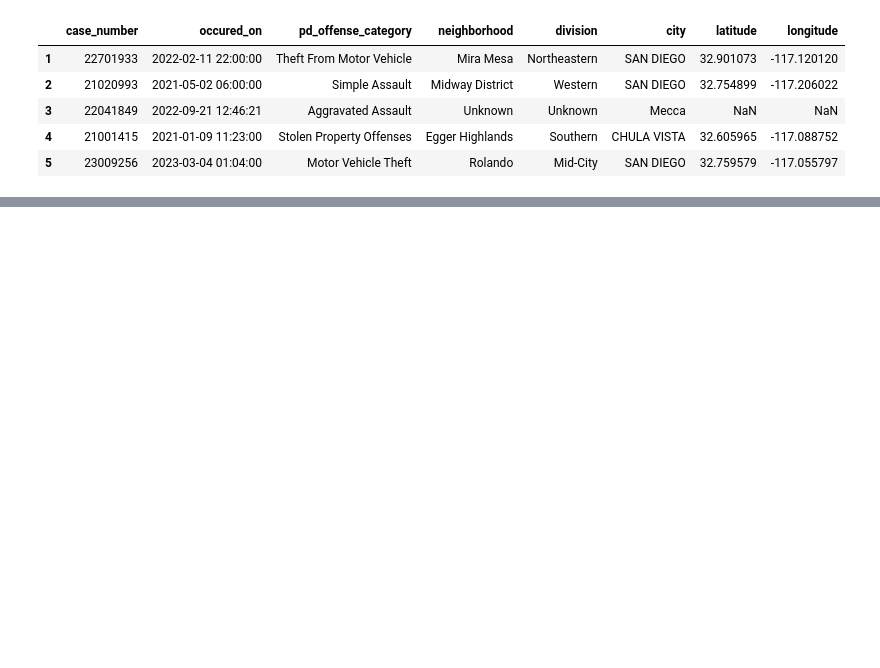
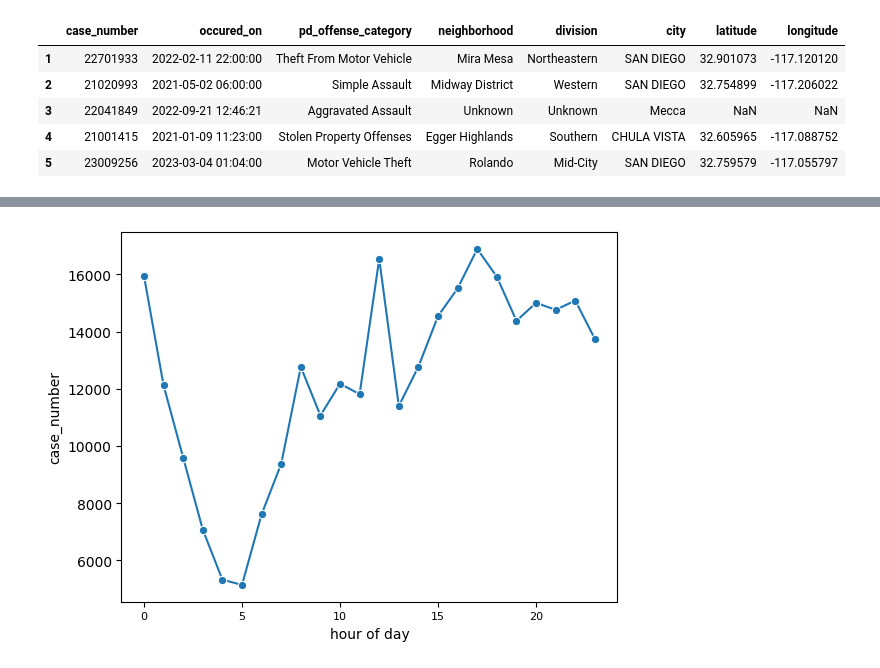
Before and after one commit to sarahhe05/San-Diego-Crime-Analysis, a Jupyter notebook: San-Diego-Crime-Analysis.ipynb, the cells around one changed output, grey strips where cells are left out. Saved outputs shown, nothing was run; the diff lists cells and outputs as text; code cells hidden in the pictures; blank space fills up the shorter version.

Commit message:
7/17/2024: hour of day

```diff
--- a/San-Diego-Crime-Analysis.ipynb
+++ b/San-Diego-Crime-Analysis.ipynb
@@ -30,0 +31,6 @@ plt.show()
+# %%
+def get_hour(time):
+    return int(time[11:13])
+
+crimes_df['hour of day'] = crimes_df['occured_on'].apply(get_hour)
+crimes_df
@@ -30,0 +51,8 @@ plt.show()
+# %%
+time_df = crimes_df.groupby('hour of day').count()
+# %%
+sns.lineplot(data = time_df, x = time_df.index, y = 'case_number', marker='o')
+plt.xticks(fontsize=8)
+plt.show()
+# %% [output]
+[figure, added]
```
Also changed, not shown: parts of 3 cells of this notebook.
